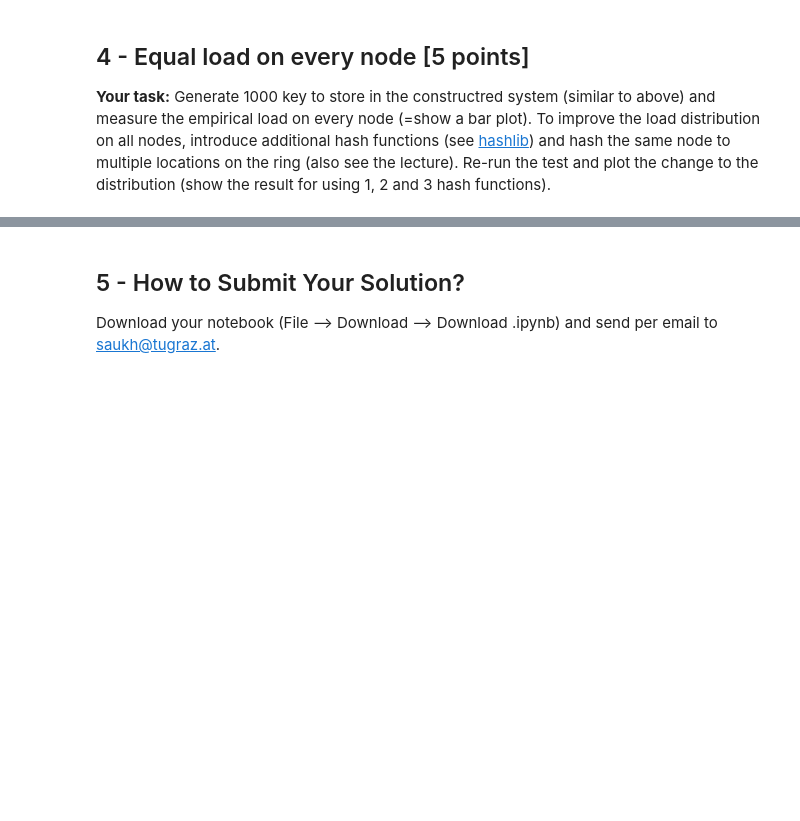
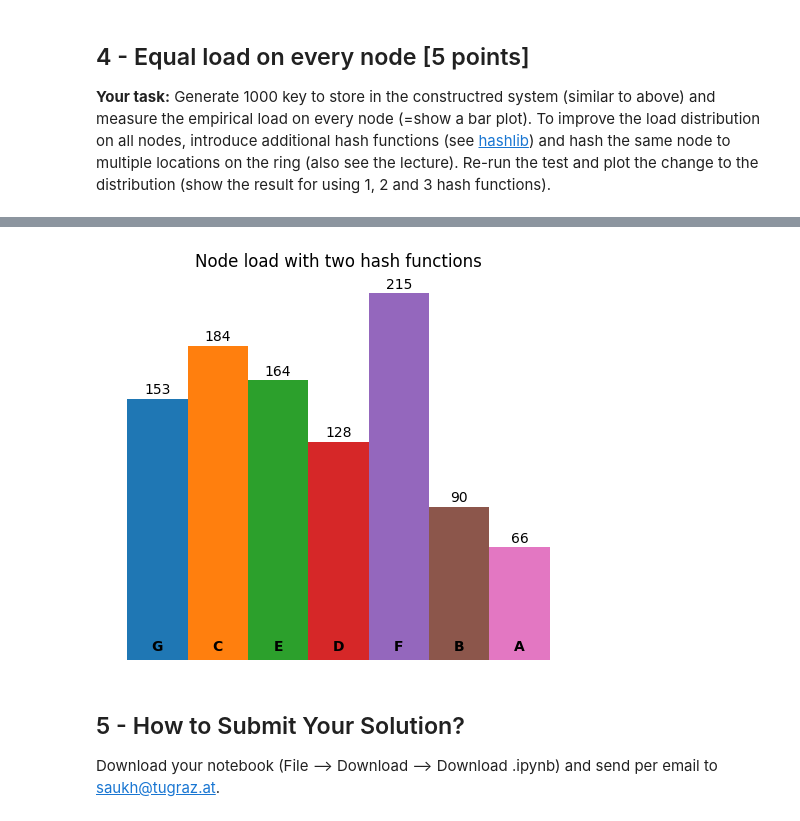
Before and after one commit to xmihol00/fault_tolerant_algorithms, a Jupyter notebook: project_03/Project_03__Distributed_Storage_Systems.ipynb, the cells around one changed output, grey strips where cells are left out. Saved outputs shown, nothing was run; the diff lists cells and outputs as text; code cells hidden in the pictures; blank space fills up the shorter version.

```diff
--- a/project_03/Project_03__Distributed_Storage_Systems.ipynb
+++ b/project_03/Project_03__Distributed_Storage_Systems.ipynb
@@ -286,3 +310,7 @@ plt.hist(values, bins)
+# %%
+plot_files_distrib([hash_fn1, hash_fn2], "Node load with two hash functions")
+# %% [output]
+[figure, added]
 # %% [markdown]
 ## 5 - How to Submit Your Solution?
 
```
Also changed, not shown: parts of 9 cells of this notebook, 5 other files.
